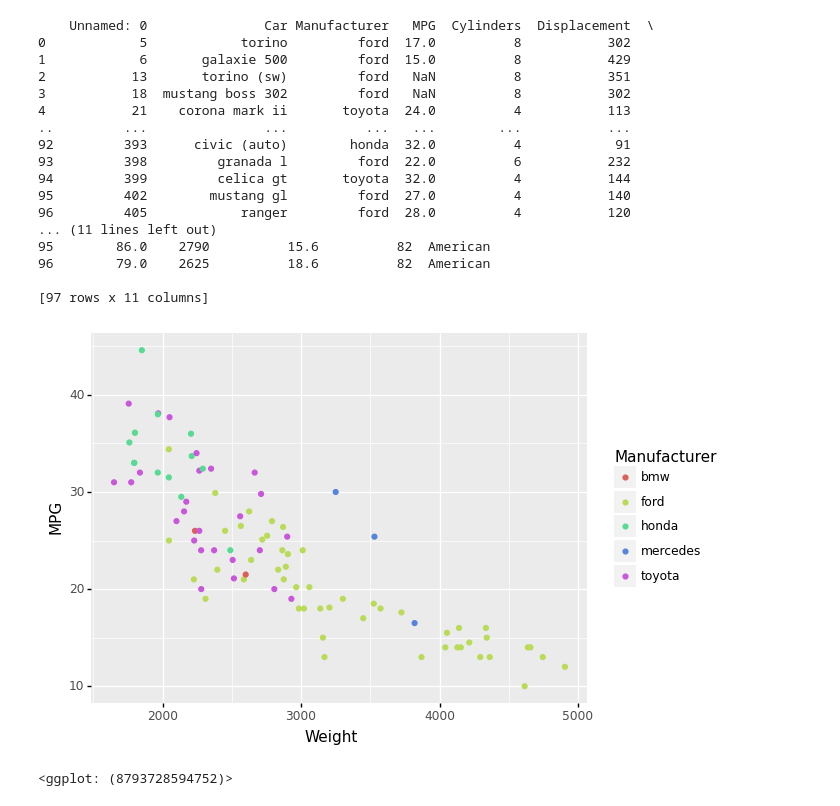
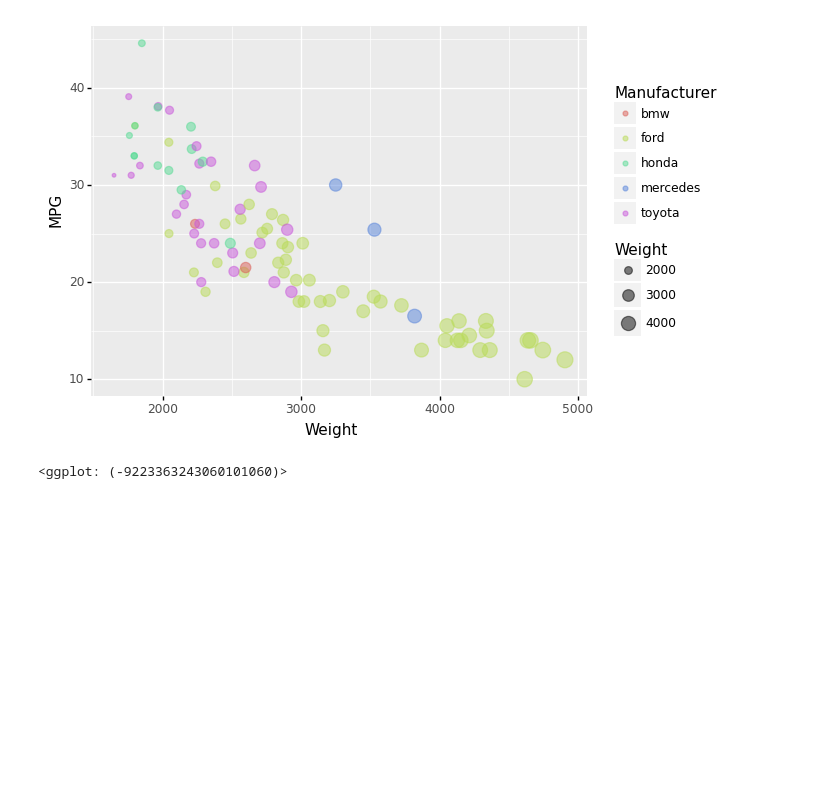
Before and after one commit to cs480x-21c/02-DataVis-5Ways, a Jupyter notebook: python.ipynb, the cells around one changed output. Drawn from its saved outputs; the diff is of its cells as text; code cells hidden in the pictures; blank space fills up the shorter version.

Commit message:
resolve ggplot2

```diff
--- a/python.ipynb
+++ b/python.ipynb
@@ -1,35 +1,17 @@
 # %%
 import pandas as pd
 from plotnine import ggplot, aes, geom_point
 import matplotlib.pyplot as plt
 
 df = pd.read_csv('cars-sample.csv')
-print(df)
 #
 # ax1 = df.plot.scatter(x='Weight',
 #                       y='MPG',
 #                       c='Manufacturer',
 #                       colormap='viridis')
 (
-ggplot(aes(x='Weight', y='MPG', color='Manufacturer'), data=df) + geom_point()
+ggplot(aes(x='Weight', y='MPG', color='Manufacturer', size='Weight', alpha=0.5), data=df) + geom_point(aes(),alpha=0.5)
 )
 # %% [output]
+[figure, new version]
-    Unnamed: 0               Car Manufacturer   MPG  Cylinders  Displacement  \
-0            5            torino         ford  17.0          8           302
-1            6       galaxie 500         ford  15.0          8           429
-2           13       torino (sw)         ford   NaN          8           351
-3           18  mustang boss 302         ford   NaN          8           302
-4           21    corona mark ii       toyota  24.0          4           113
-..         ...               ...          ...   ...        ...           ...
-92         393      civic (auto)        honda  32.0          4            91
-93         398         granada l         ford  22.0          6           232
-94         399         celica gt       toyota  32.0          4           144
-95         402        mustang gl         ford  27.0          4           140
-96         405            ranger         ford  28.0          4           120
-... (11 lines left out)
-95        86.0    2790          15.6          82  American
-96        79.0    2625          18.6          82  American
-
-[97 rows x 11 columns]
+<ggplot: (-9223363243060101060)>
-[figure, old version]
-<ggplot: (8793728594752)>
```
